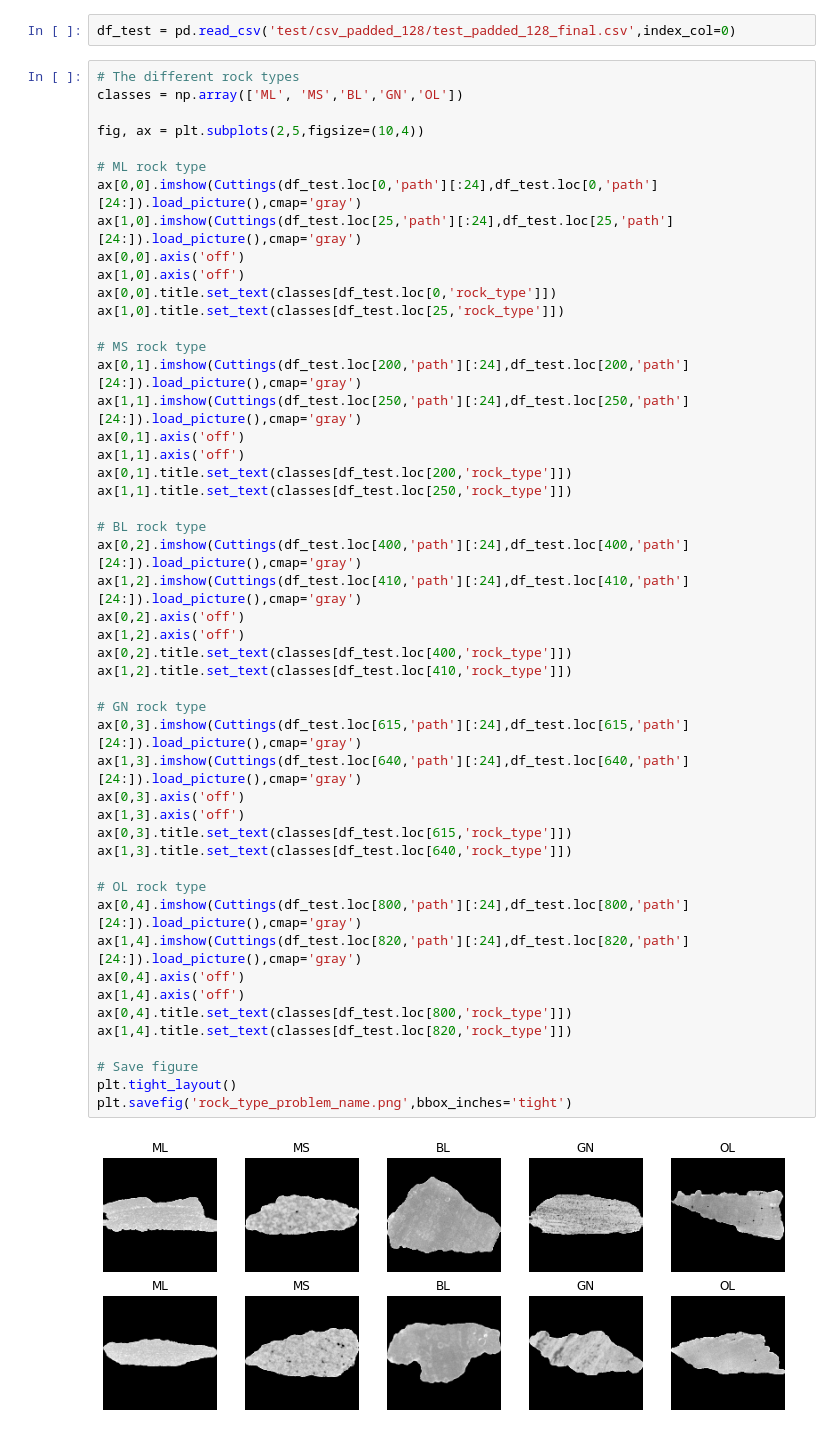
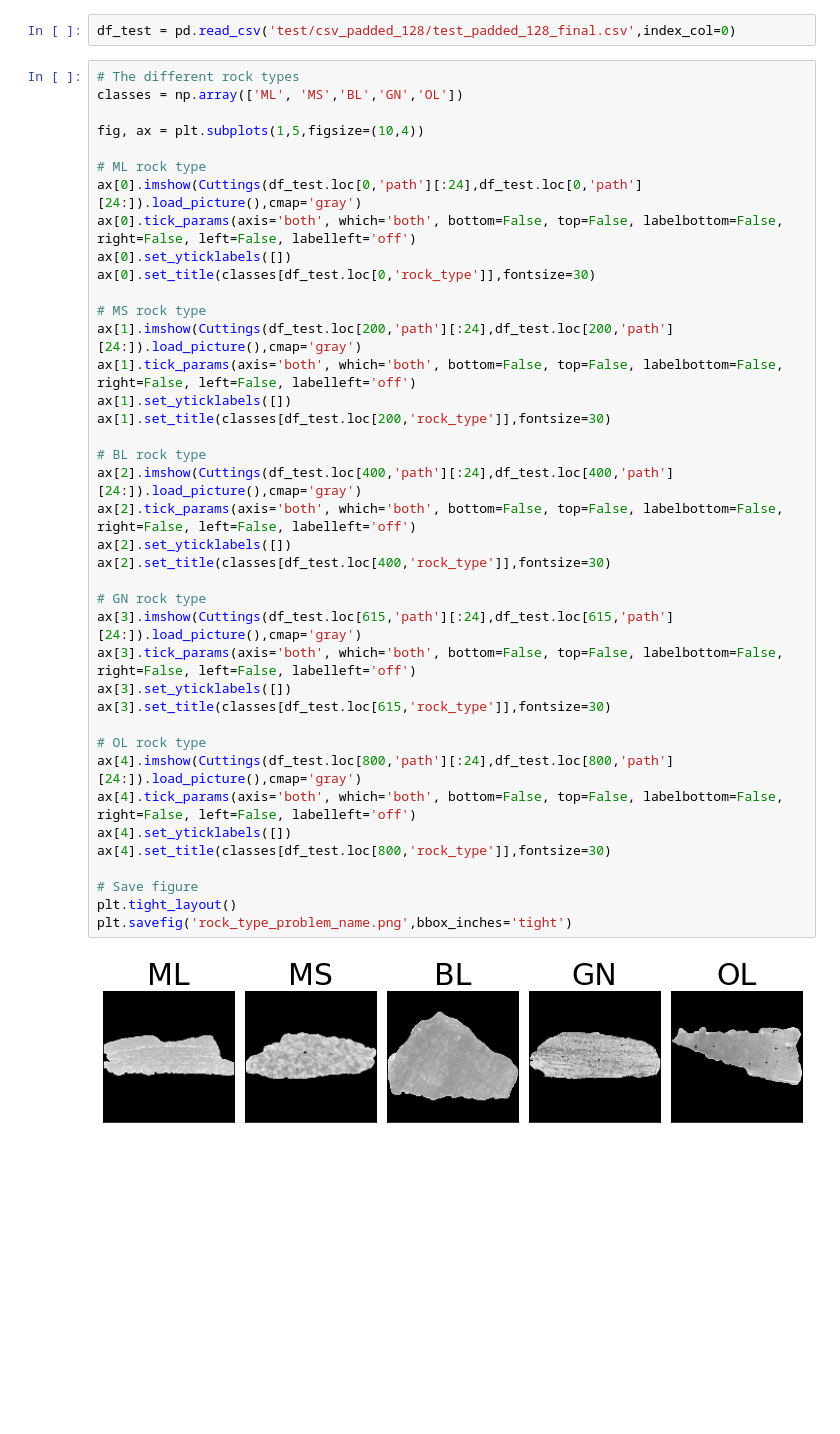
Before and after one commit to nfholsen/Rock_Cuttings_Characterisation, a Jupyter notebook: Data/figures_dataset.ipynb, the cells around one changed output. Saved outputs shown, nothing was run; the diff lists cells and outputs as text; blank space fills up the shorter version.

Commit message:
Minor changes in the figures for the paper

```diff
--- a/Data/figures_dataset.ipynb
+++ b/Data/figures_dataset.ipynb
@@ -7,51 +7,41 @@ df_test = pd.read_csv('test/csv_padded_128/test_padded_128_final.csv',index_col=
 # %%
 # The different rock types
 classes = np.array(['ML', 'MS','BL','GN','OL'])
 
-fig, ax = plt.subplots(2,5,figsize=(10,4))
+fig, ax = plt.subplots(1,5,figsize=(10,4))
 
 # ML rock type
-ax[0,0].imshow(Cuttings(df_test.loc[0,'path'][:24],df_test.loc[0,'path'][24:]).load_picture(),cmap='gray')
-ax[1,0].imshow(Cuttings(df_test.loc[25,'path'][:24],df_test.loc[25,'path'][24:]).load_picture(),cmap='gray')
-ax[0,0].axis('off')
-ax[1,0].axis('off')
-ax[0,0].title.set_text(classes[df_test.loc[0,'rock_type']])
-ax[1,0].title.set_text(classes[df_test.loc[25,'rock_type']])
+ax[0].imshow(Cuttings(df_test.loc[0,'path'][:24],df_test.loc[0,'path'][24:]).load_picture(),cmap='gray')
+ax[0].tick_params(axis='both', which='both', bottom=False, top=False, labelbottom=False, right=False, left=False, labelleft='off')
+ax[0].set_yticklabels([])
+ax[0].set_title(classes[df_test.loc[0,'rock_type']],fontsize=30)
 
 # MS rock type
-ax[0,1].imshow(Cuttings(df_test.loc[200,'path'][:24],df_test.loc[200,'path'][24:]).load_picture(),cmap='gray')
-ax[1,1].imshow(Cuttings(df_test.loc[250,'path'][:24],df_test.loc[250,'path'][24:]).load_picture(),cmap='gray')
-ax[0,1].axis('off')
-ax[1,1].axis('off')
-ax[0,1].title.set_text(classes[df_test.loc[200,'rock_type']])
-ax[1,1].title.set_text(classes[df_test.loc[250,'rock_type']])
+ax[1].imshow(Cuttings(df_test.loc[200,'path'][:24],df_test.loc[200,'path'][24:]).load_picture(),cmap='gray')
+ax[1].tick_params(axis='both', which='both', bottom=False, top=False, labelbottom=False, right=False, left=False, labelleft='off')
+ax[1].set_yticklabels([])
+ax[1].set_title(classes[df_test.loc[200,'rock_type']],fontsize=30)
 
 # BL rock type
-ax[0,2].imshow(Cuttings(df_test.loc[400,'path'][:24],df_test.loc[400,'path'][24:]).load_picture(),cmap='gray')
-ax[1,2].imshow(Cuttings(df_test.loc[410,'path'][:24],df_test.loc[410,'path'][24:]).load_picture(),cmap='gray')
-ax[0,2].axis('off')
-ax[1,2].axis('off')
-ax[0,2].title.set_text(classes[df_test.loc[400,'rock_type']])
-ax[1,2].title.set_text(classes[df_test.loc[410,'rock_type']])
+ax[2].imshow(Cuttings(df_test.loc[400,'path'][:24],df_test.loc[400,'path'][24:]).load_picture(),cmap='gray')
+ax[2].tick_params(axis='both', which='both', bottom=False, top=False, labelbottom=False, right=False, left=False, labelleft='off')
+ax[2].set_yticklabels([])
+ax[2].set_title(classes[df_test.loc[400,'rock_type']],fontsize=30)
 
 # GN rock type
-ax[0,3].imshow(Cuttings(df_test.loc[615,'path'][:24],df_test.loc[615,'path'][24:]).load_picture(),cmap='gray')
-ax[1,3].imshow(Cuttings(df_test.loc[640,'path'][:24],df_test.loc[640,'path'][24:]).load_picture(),cmap='gray')
-ax[0,3].axis('off')
-ax[1,3].axis('off')
-ax[0,3].title.set_text(classes[df_test.loc[615,'rock_type']])
-ax[1,3].title.set_text(classes[df_test.loc[640,'rock_type']])
+ax[3].imshow(Cuttings(df_test.loc[615,'path'][:24],df_test.loc[615,'path'][24:]).load_picture(),cmap='gray')
+ax[3].tick_params(axis='both', which='both', bottom=False, top=False, labelbottom=False, right=False, left=False, labelleft='off')
+ax[3].set_yticklabels([])
+ax[3].set_title(classes[df_test.loc[615,'rock_type']],fontsize=30)
 
 # OL rock type
-ax[0,4].imshow(Cuttings(df_test.loc[800,'path'][:24],df_test.loc[800,'path'][24:]).load_picture(),cmap='gray')
-ax[1,4].imshow(Cuttings(df_test.loc[820,'path'][:24],df_test.loc[820,'path'][24:]).load_picture(),cmap='gray')
-ax[0,4].axis('off')
-ax[1,4].axis('off')
-ax[0,4].title.set_text(classes[df_test.loc[800,'rock_type']])
-ax[1,4].title.set_text(classes[df_test.loc[820,'rock_type']])
+ax[4].imshow(Cuttings(df_test.loc[800,'path'][:24],df_test.loc[800,'path'][24:]).load_picture(),cmap='gray')
+ax[4].tick_params(axis='both', which='both', bottom=False, top=False, labelbottom=False, right=False, left=False, labelleft='off')
+ax[4].set_yticklabels([])
+ax[4].set_title(classes[df_test.loc[800,'rock_type']],fontsize=30)
 
 # Save figure
 plt.tight_layout()
 plt.savefig('rock_type_problem_name.png',bbox_inches='tight')
 # %% [output]
-[figure, old version]
+[figure, new version]
```
Also changed, not shown: 2 other files.
